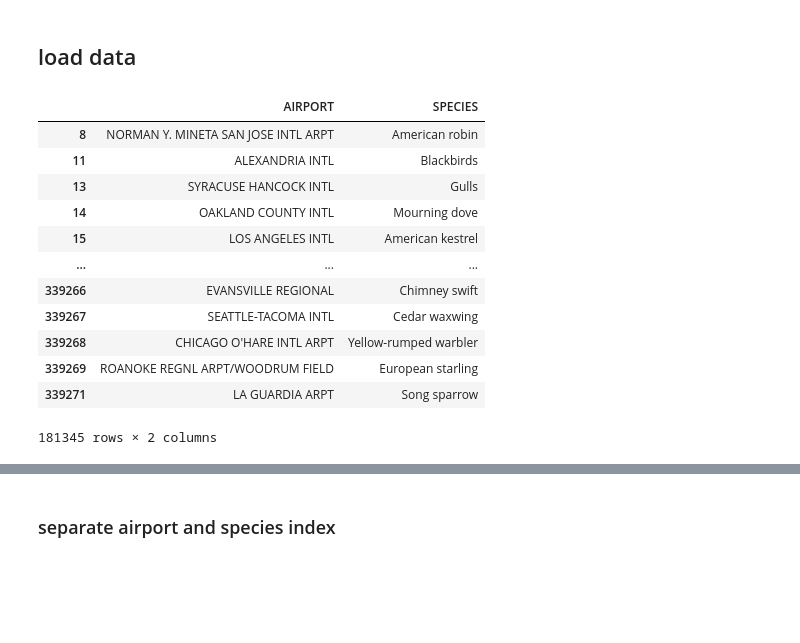
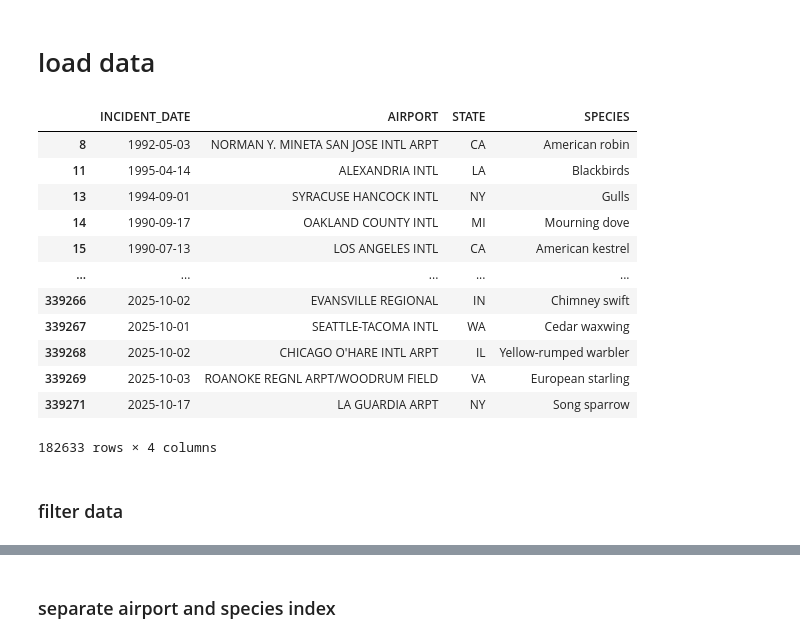
Before and after one commit to green-638/inst414-semester-project, a Jupyter notebook: semester_project.ipynb, the cells around one changed output, grey strips where cells are left out. Saved outputs shown, nothing was run; the diff lists cells and outputs as text; code cells hidden in the pictures; blank space fills up the shorter version.

```diff
--- a/semester_project.ipynb
+++ b/semester_project.ipynb
@@ -3,25 +8,27 @@ import pandas as pd
 # %% [markdown]
-## load data
+# load data
 # %%
-df = pd.read_csv('/Users/connorhall/datasets/inst414/module 3 assignment/Public.csv', usecols=['SPECIES', 'AIRPORT'])
+df = pd.read_csv('/Users/connorhall/datasets/inst414/module 3 assignment/Public.csv',
+                 usecols=['SPECIES', 'AIRPORT', 'STATE', 'INCIDENT_DATE'])
 df = df.dropna()
+
 # remove unknown species
 df = df[(~df['SPECIES'].str.contains('unknown|perching birds', case=False)) &
         (~df['AIRPORT'].str.contains('unknown', case=False))]
-# species must have >= 10 collisions
-df = df[df.groupby('SPECIES')['SPECIES'].transform('count') >= 10]
 df
 # %% [output]
-|  | AIRPORT | SPECIES |
-| 8 | NORMAN Y. MINETA SAN JOSE INTL ARPT | American robin |
-| 11 | ALEXANDRIA INTL | Blackbirds |
-| 13 | SYRACUSE HANCOCK INTL | Gulls |
-| 14 | OAKLAND COUNTY INTL | Mourning dove |
-| 15 | LOS ANGELES INTL | American kestrel |
-| ... | ... | ... |
-| 339266 | EVANSVILLE REGIONAL | Chimney swift |
-| 339267 | SEATTLE-TACOMA INTL | Cedar waxwing |
-| 339268 | CHICAGO O'HARE INTL ARPT | Yellow-rumped warbler |
-| 339269 | ROANOKE REGNL ARPT/WOODRUM FIELD | European starling |
-| 339271 | LA GUARDIA ARPT | Song sparrow |
+|  | INCIDENT_DATE | AIRPORT | STATE | SPECIES |
+| 8 | 1992-05-03 | NORMAN Y. MINETA SAN JOSE INTL ARPT | CA | American robin |
+| 11 | 1995-04-14 | ALEXANDRIA INTL | LA | Blackbirds |
+| 13 | 1994-09-01 | SYRACUSE HANCOCK INTL | NY | Gulls |
+| 14 | 1990-09-17 | OAKLAND COUNTY INTL | MI | Mourning dove |
+| 15 | 1990-07-13 | LOS ANGELES INTL | CA | American kestrel |
+| ... | ... | ... | ... | ... |
+| 339266 | 2025-10-02 | EVANSVILLE REGIONAL | IN | Chimney swift |
+| 339267 | 2025-10-01 | SEATTLE-TACOMA INTL | WA | Cedar waxwing |
+| 339268 | 2025-10-02 | CHICAGO O'HARE INTL ARPT | IL | Yellow-rumped warbler |
+| 339269 | 2025-10-03 | ROANOKE REGNL ARPT/WOODRUM FIELD | VA | European starling |
+| 339271 | 2025-10-17 | LA GUARDIA ARPT | NY | Song sparrow |
-181345 rows × 2 columns
+182633 rows × 4 columns
+# %% [markdown]
+### filter data
```
Also changed, not shown: parts of 12 cells of this notebook.
